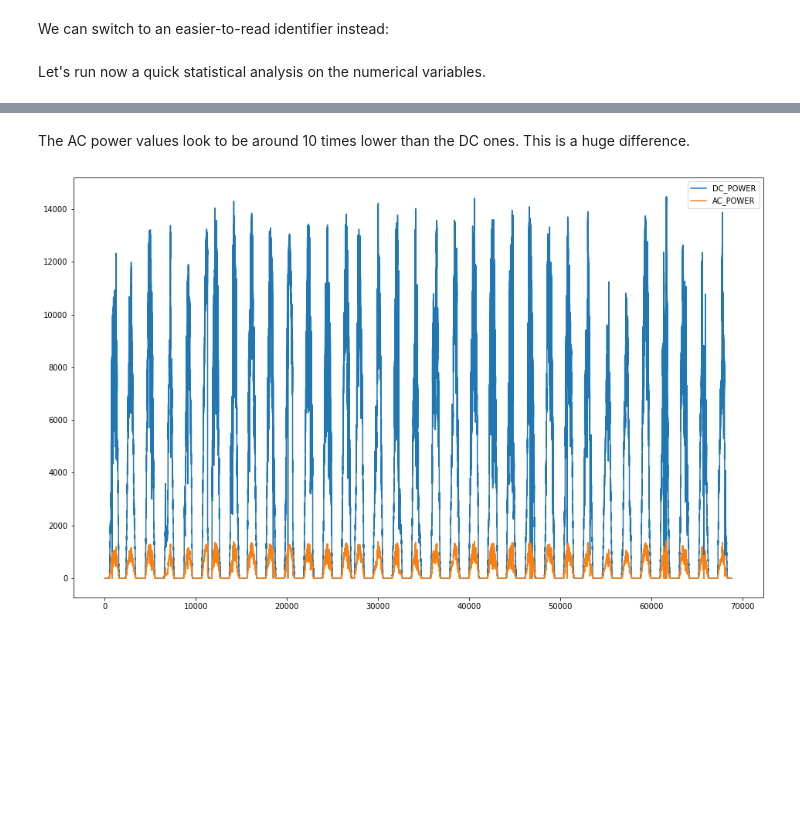
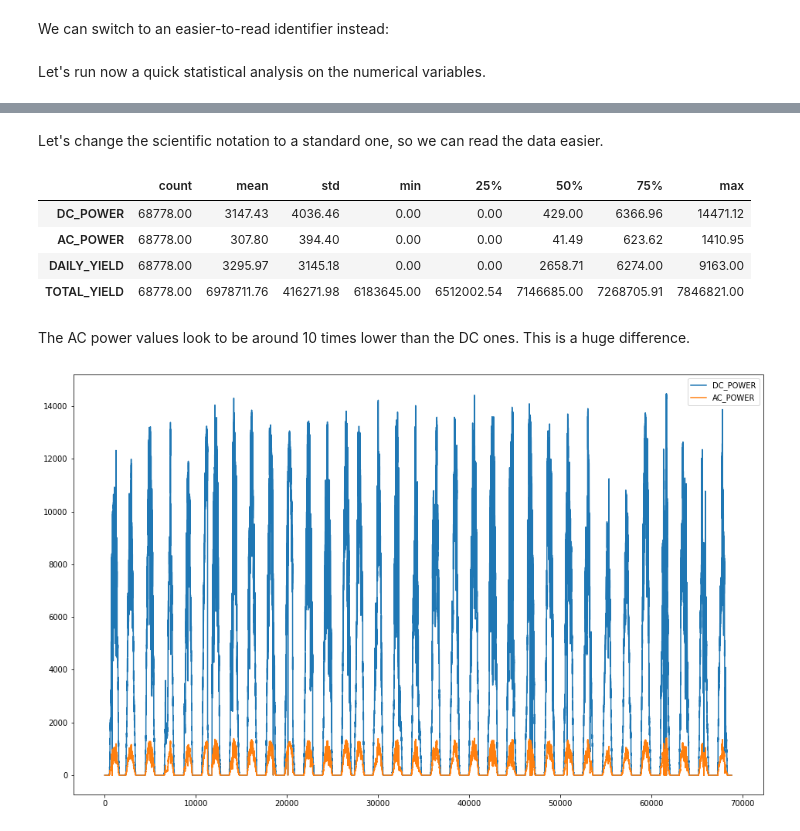
Before and after one commit to luis-cj/data-science-solar-power-plant, a Jupyter notebook: solar_power_plant_part_1.ipynb, the cells around one changed output, grey strips where cells are left out. Drawn from its saved outputs; the diff is of its cells as text; code cells hidden in the pictures; blank space fills up the shorter version.

```diff
--- a/solar_power_plant_part_1.ipynb
+++ b/solar_power_plant_part_1.ipynb
@@ -153,3 +153,5 @@ p1g.describe().T
 | AC_POWER | 68778.0 | 3.078028e+02 | 394.396439 | 0.0 | 0.000000e+00 | 4.149375e+01 | 6.236187e+02 | 1410.950 |
 | DAILY_YIELD | 68778.0 | 3.295969e+03 | 3145.178309 | 0.0 | 0.000000e+00 | 2.658714e+03 | 6.274000e+03 | 9163.000 |
 | TOTAL_YIELD | 68778.0 | 6.978712e+06 | 416271.982856 | 6183645.0 | 6.512003e+06 | 7.146685e+06 | 7.268706e+06 | 7846821.000 |
+# %% [markdown]
+Let's change the scientific notation to a standard one, so we can read the data easier.
@@ -156,3 +160,11 @@ p1g.describe().T
+# %%
+p1g.describe().T
+# %% [output]
+|  | count | mean | std | min | 25% | 50% | 75% | max |
+| DC_POWER | 68778.00 | 3147.43 | 4036.46 | 0.00 | 0.00 | 429.00 | 6366.96 | 14471.12 |
+| AC_POWER | 68778.00 | 307.80 | 394.40 | 0.00 | 0.00 | 41.49 | 623.62 | 1410.95 |
+| DAILY_YIELD | 68778.00 | 3295.97 | 3145.18 | 0.00 | 0.00 | 2658.71 | 6274.00 | 9163.00 |
+| TOTAL_YIELD | 68778.00 | 6978711.76 | 416271.98 | 6183645.00 | 6512002.54 | 7146685.00 | 7268705.91 | 7846821.00 |
 # %% [markdown]
 The AC power values look to be around 10 times lower than the DC ones. This is a huge difference.
 # %%
```
Also changed, not shown: parts of 17 cells of this notebook.
